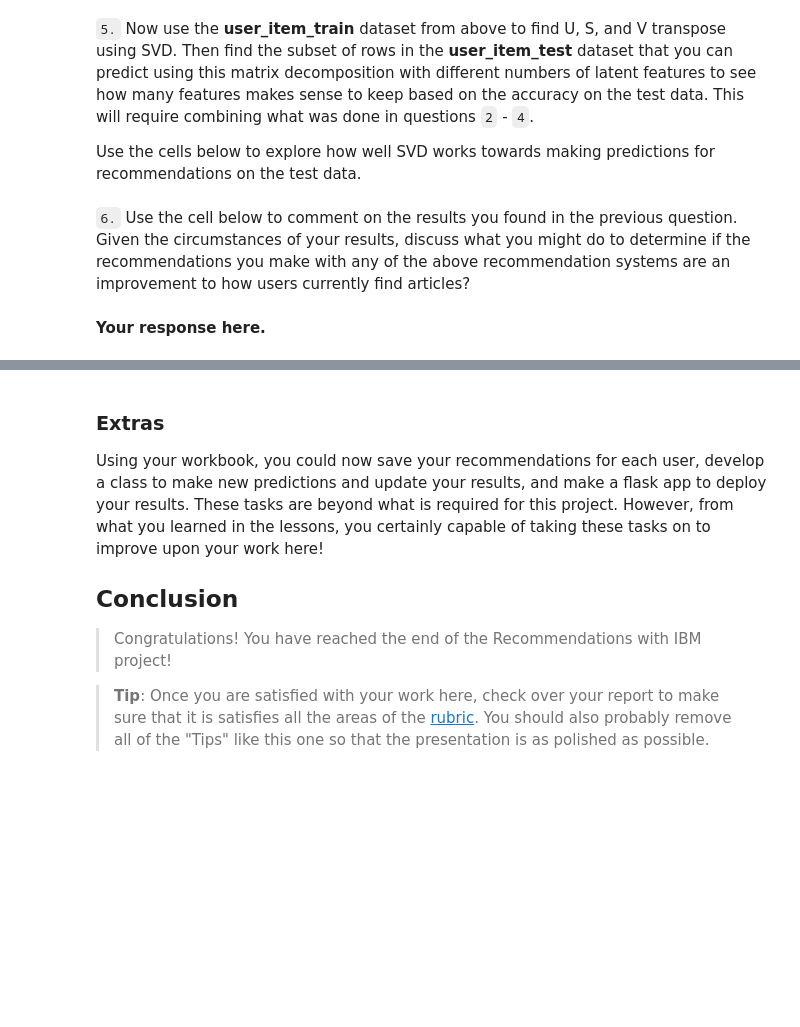
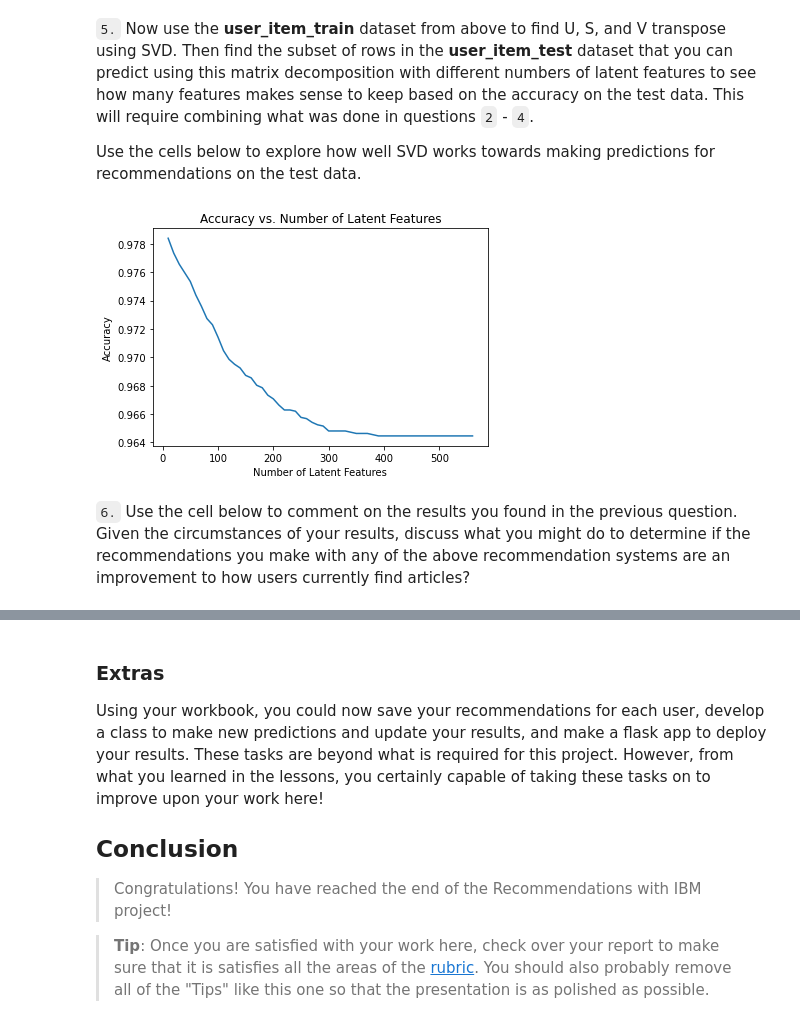
Before and after one commit to Fahad-Albgumi/DSND-Recommendation-Engine, a Jupyter notebook: Recommendations_with_IBM.ipynb, the cells around one changed output, grey strips where cells are left out. Cells and saved outputs as stored; diff of their text form; code cells hidden in the pictures; blank space fills up the shorter version.

```diff
--- a/Recommendations_with_IBM.ipynb
+++ b/Recommendations_with_IBM.ipynb
@@ -579,7 +744,7 @@ user_item_matrix.head()
 # %%
 # Perform SVD on the User-Item Matrix Here
 
-u, s, vt = # use the built in to get the three matrices
+u, s, vt = np.linalg.svd(user_item_matrix, full_matrices = False)          # use the built in to get the three matrices
 # %% [markdown]
 **Provide your response here.**
 # %% [markdown]
@@ -662,4 +855,4 @@ t.sol_4_test(sol_4_dict)
 Use the cells below to explore how well SVD works towards making predictions for recommendations on the test data.
 # %%
 # fit SVD on the user_item_train matrix
-u_train, s_train, vt_train = # fit svd similar to above then use the cells below
+u_train, s_train, vt_train = np.linalg.svd(user_item_train)# fit svd similar to above then use the cells below
@@ -669,4 +859,48 @@ u_train, s_train, vt_train = # fit svd similar to above then use the cells below
+# %%
+# FIND TRAIN ARTICLES AND USER IDs
+train_idx = np.array(user_item_train.index)
+train_arts = np.array(user_item_train.columns)
+
+# FIND USERS AND ARTICLES OF THE TEST SET CONTAINED ALSO IN THE TRAINING SET
+test_user_subset = np.intersect1d(test_idx,train_idx)
+test_articles_subset = np.intersect1d(test_arts,train_arts)
+
+# FIND THE POSITION (ROW,COL) IN THE TRAINING MATRIX OF THE TEST SUBSET (USER ID, ARTICLE ID)
+train_indexes = np.where(np.in1d(train_idx, test_user_subset))[0]
+train_articles = np.where(np.in1d(train_arts, test_articles_subset))[0]
+
+# FIND THE POSITION (ROW) IN THE TEST MATRIX OF THE TEST SUBSET (USER ID)
+test_indexes = np.where(np.in1d(test_idx, test_user_subset))[0]
+# %%
+user_item_test_subset = user_item_test.iloc[test_indexes,:]
+user_item_train_subset = user_item_train.iloc[train_indexes,train_articles]
+num_latent_feats = np.arange(10,570,10)
+sum_errs = []
+
+for k in num_latent_feats:
+    # restructure with k latent features
+    s_train_k, u_train_k, vt_train_k = np.diag(s_train[:k]), u_train[:, :k], vt_train[:k, :]
+
+    s_test_k, u_test_k, vt_test_k = s_train_k, u_train_k[train_indexes,:], vt_train_k[:,train_articles]
+
+    # take dot product
+    user_item_test_subset_est = np.around(np.dot(np.dot(u_test_k, s_test_k), vt_test_k))
+
+    # compute error for each prediction to actual value
+    diffs = np.subtract(user_item_test_subset, user_item_test_subset_est)
+
+    # total errors and keep track of them
+    err = np.sum(np.sum(np.abs(diffs)))
+    sum_errs.append(err)
+
+
+n_interactions_subset = user_item_test_subset.shape[0]*user_item_test_subset.shape[1]
+
+plt.plot(num_latent_feats, 1 - np.array(sum_errs)/n_interactions_subset);
+plt.xlabel('Number of Latent Features');
+plt.ylabel('Accuracy');
+plt.title('Accuracy vs. Number of Latent Features');
+# %% [output]
+[figure, added]
 # %% [markdown]
 `6.` Use the cell below to comment on the results you found in the previous question. Given the circumstances of your results, discuss what you might do to determine if the recommendations you make with any of the above recommendation systems are an improvement to how users currently find articles?
-# %% [markdown]
-**Your response here.**
```
Also changed, not shown: parts of 26 cells of this notebook, 1 other file.
